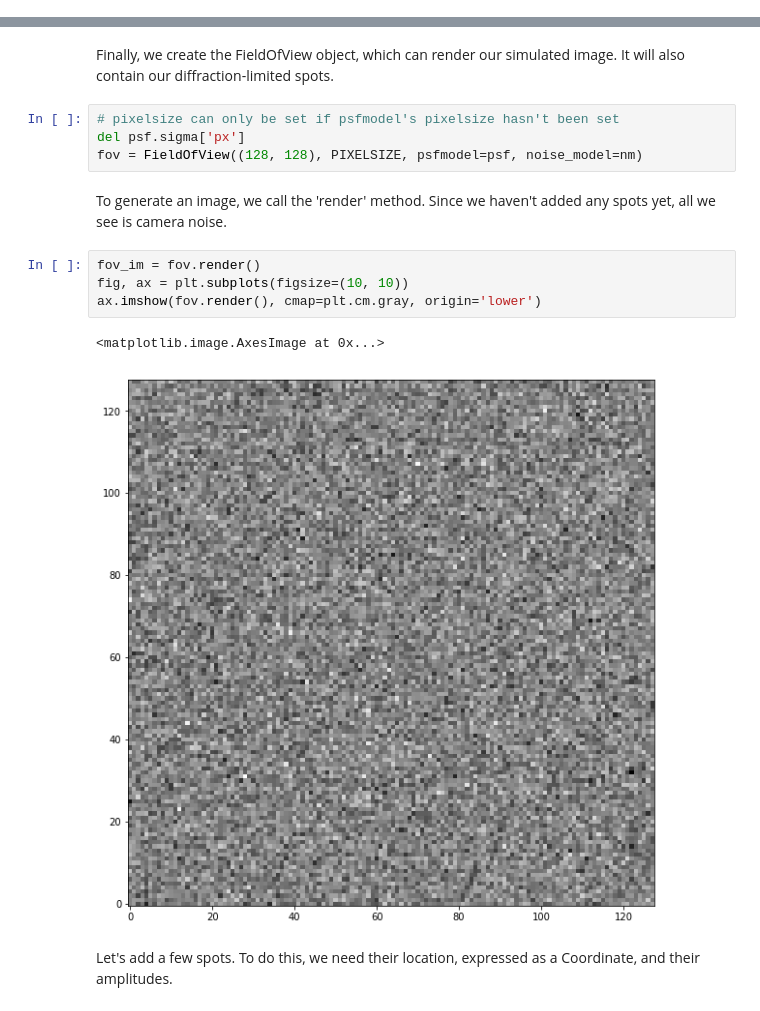
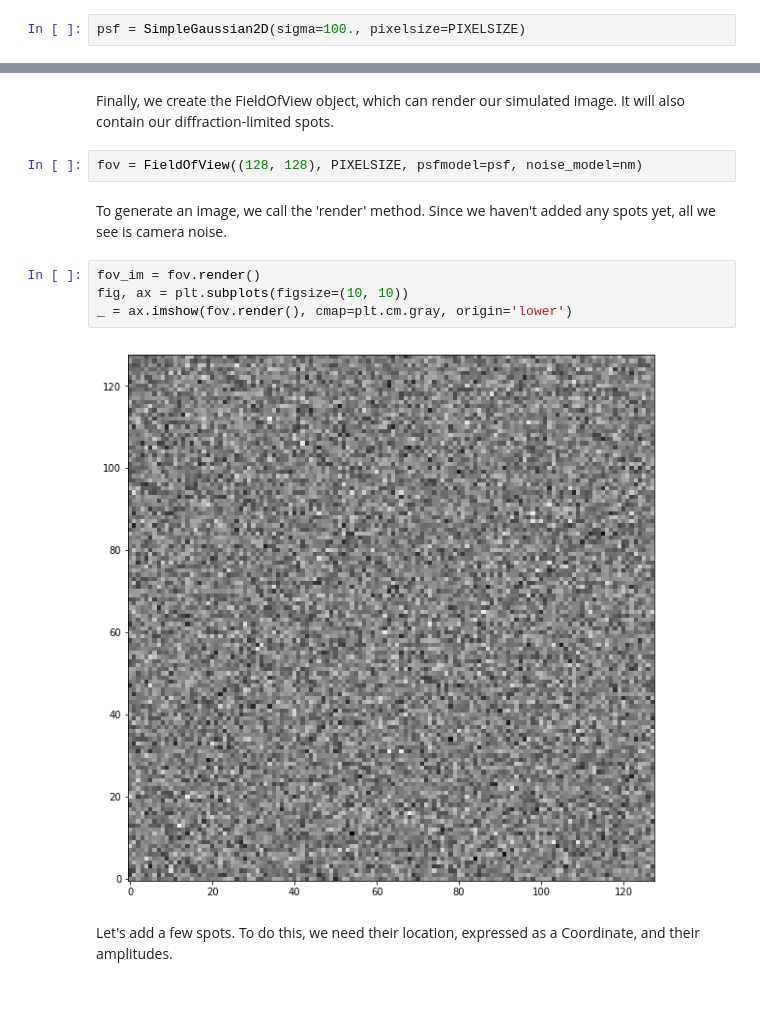
Before and after one commit to MisterVladimir/endocytosis, a Jupyter notebook: examples/image_simulation.ipynb, the cells around one changed output, grey strips where cells are left out. Drawn from its saved outputs; the diff is of its cells as text.

Commit message:
Working model
 - the model runs, and can be trained. now it's a matter of optimizing hyperparameters,
and seeing whether the darn thing can predict something.

```diff
--- a/examples/image_simulation.ipynb
+++ b/examples/image_simulation.ipynb
@@ -40 +31,3 @@ psf = SimpleGaussian2D(sigma)
+# %%
+psf = SimpleGaussian2D(sigma=100., pixelsize=PIXELSIZE)
 # %% [markdown]
@@ -55,19 +48,16 @@ nm.load_camera_metadata(path, 'X-9309')
 nm.use_camera(True, 30, 2)
 # %% [markdown]
 Finally, we create the FieldOfView object, which can render our simulated image. It will also contain our diffraction-limited spots.
-# %%
-# pixelsize can only be set if psfmodel's pixelsize hasn't been set
-del psf.sigma['px']
-fov = FieldOfView((128, 128), PIXELSIZE, psfmodel=psf, noise_model=nm)
+# %%
+fov = FieldOfView((128, 128), PIXELSIZE, psfmodel=psf, noise_model=nm)
 # %% [markdown]
 To generate an image, we call the 'render' method. Since we haven't added any spots yet, all we see is camera noise.
 # %%
 fov_im = fov.render()
 fig, ax = plt.subplots(figsize=(10, 10))
-ax.imshow(fov.render(), cmap=plt.cm.gray, origin='lower')
+_ = ax.imshow(fov.render(), cmap=plt.cm.gray, origin='lower')
 # %% [output]
-<matplotlib.image.AxesImage at 0x...>
-[figure, old version]
+[figure, new version]
 # %% [markdown]
 Let's add a few spots. To do this, we need their location, expressed as a Coordinate, and their amplitudes.
 # %%
```
Also changed, not shown: parts of 10 cells of this notebook, 27 other files.
